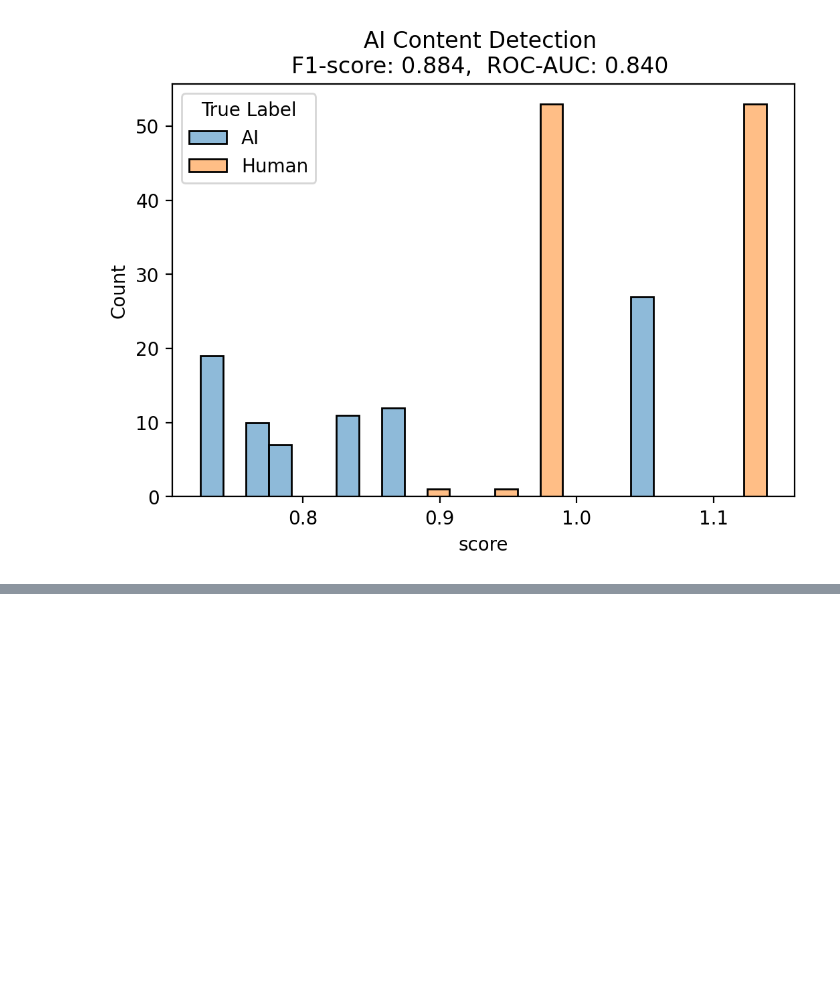
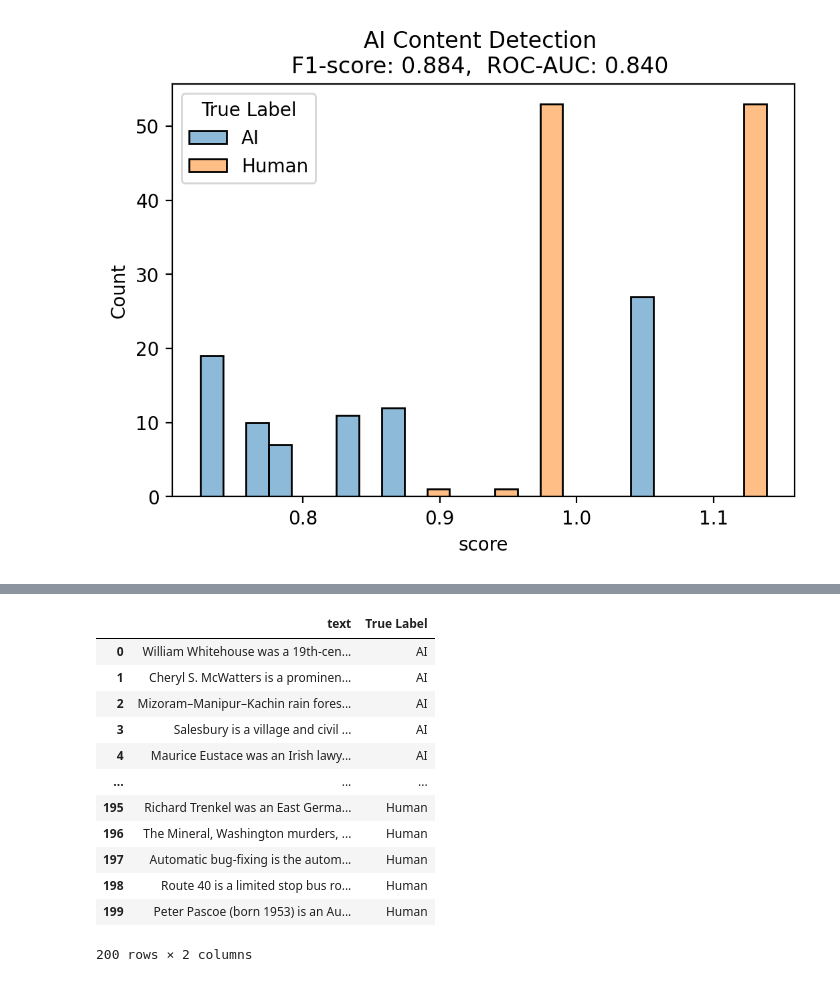
Before and after one commit to wangjing0/ai_detector, a Jupyter notebook: detector.ipynb, the cells around one changed output, grey strips where cells are left out. Saved outputs shown, nothing was run; the diff lists cells and outputs as text; code cells hidden in the pictures; blank space fills up the shorter version.

```diff
--- a/detector.ipynb
+++ b/detector.ipynb
@@ -322,0 +341,18 @@ data.head()
+# %%
+df = pandas.DataFrame([{'text': d['machine_text'], 'True Label': "AI"} for d in data][:100] + \
+     [{'text': d['human_text'], 'True Label': "Human"} for d in data][:100] )
+df
+# %% [output]
+|  | text | True Label |
+| 0 | William Whitehouse was a 19th-cen... | AI |
+| 1 | Cheryl S. McWatters is a prominen... | AI |
+| 2 | Mizoram–Manipur–Kachin rain fores... | AI |
+| 3 | Salesbury is a village and civil ... | AI |
+| 4 | Maurice Eustace was an Irish lawy... | AI |
+| ... | ... | ... |
+| 195 | Richard Trenkel was an East Germa... | Human |
+| 196 | The Mineral, Washington murders, ... | Human |
+| 197 | Automatic bug-fixing is the autom... | Human |
+| 198 | Route 40 is a limited stop bus ro... | Human |
+| 199 | Peter Pascoe (born 1953) is an Au... | Human |
+200 rows × 2 columns
```
Also changed, not shown: parts of 4 cells of this notebook, 1 other file.
